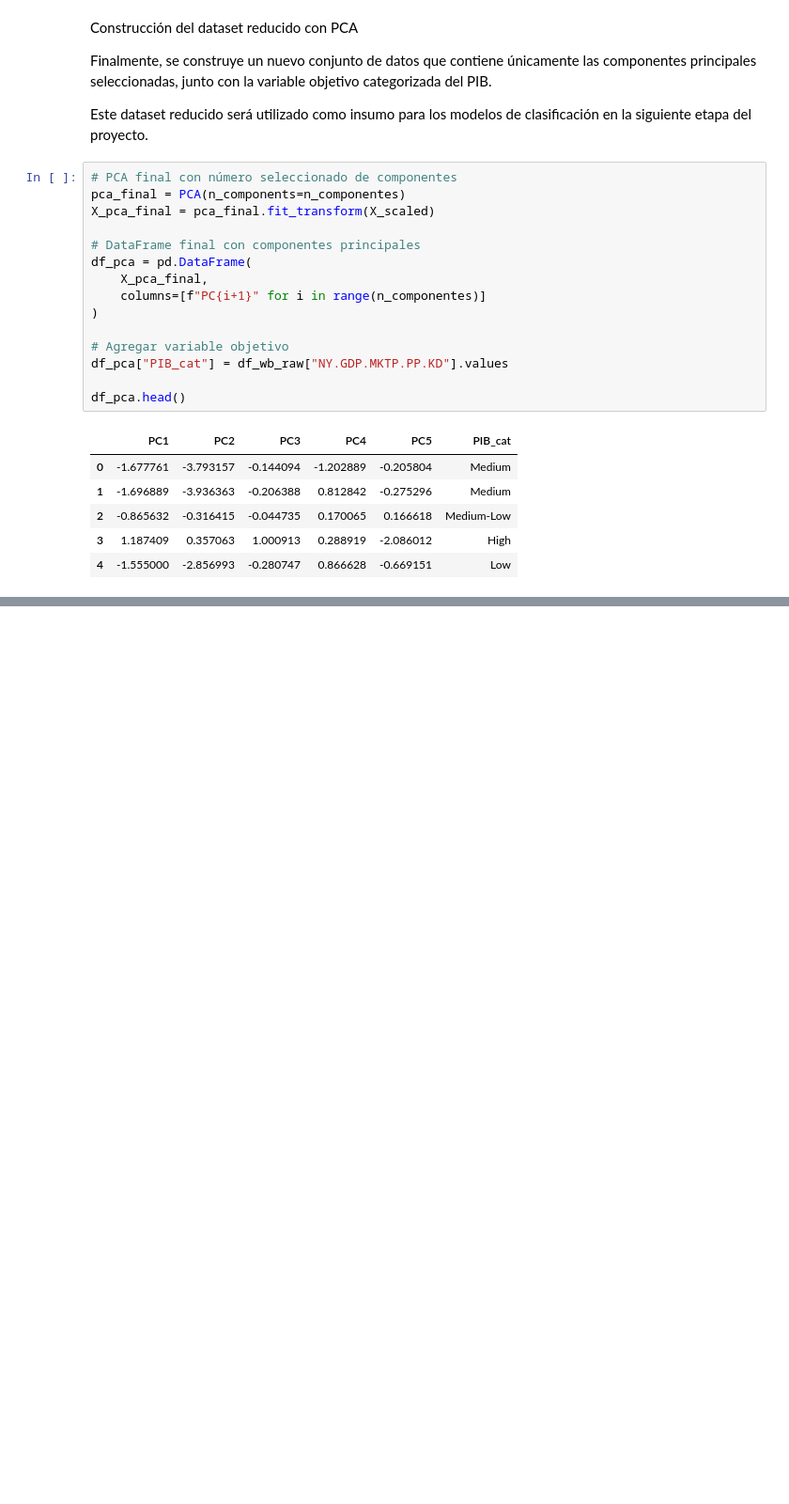
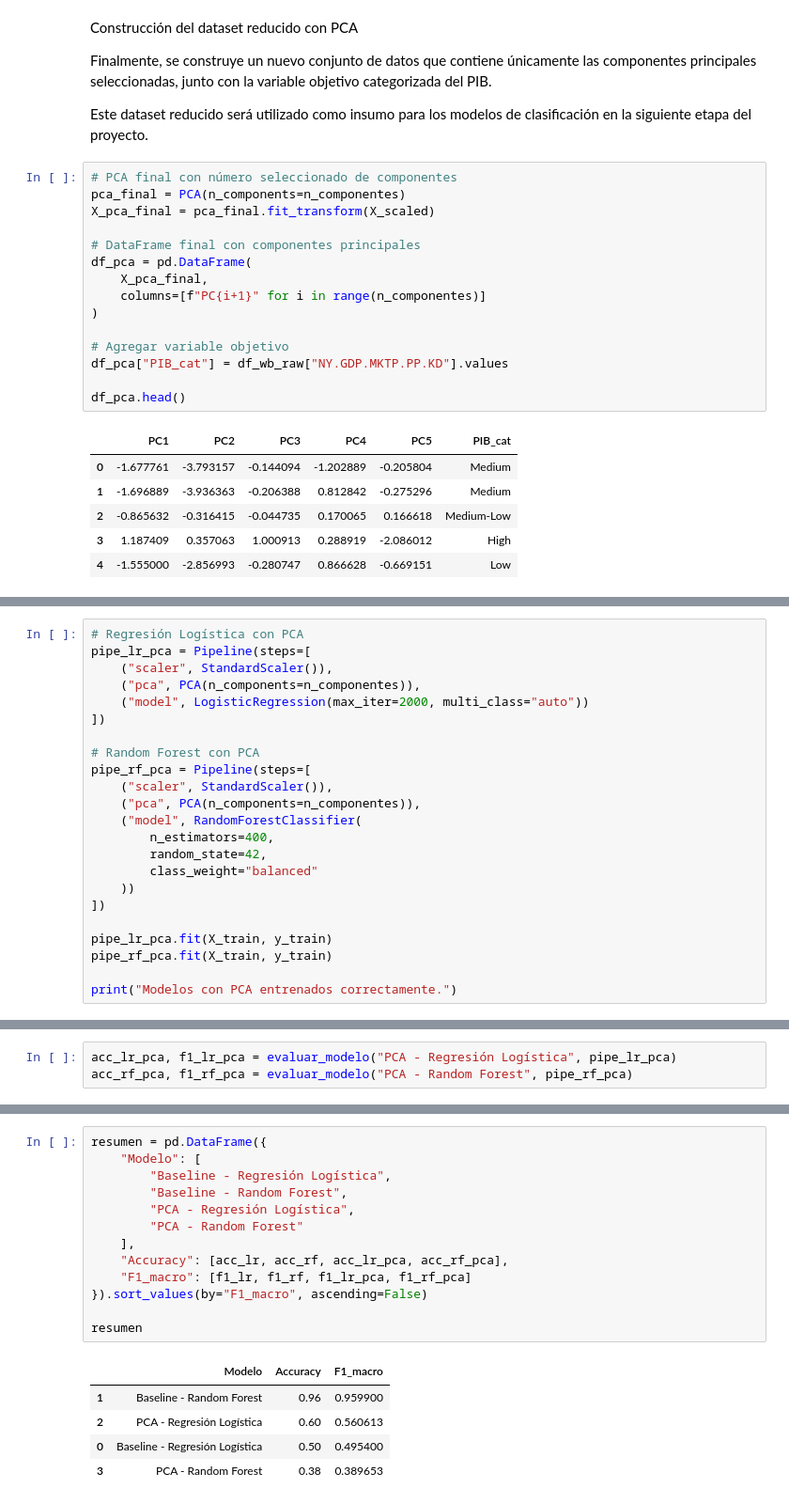
Before and after one commit to angelaaliaga-rgb/Portafolio-, a Jupyter notebook: Examen.ipynb, the cells around one changed output, grey strips where cells are left out. Shown at 94% size. Saved outputs shown, nothing was run; the diff lists cells and outputs as text; blank space fills up the shorter version.

```diff
--- a/Examen.ipynb
+++ b/Examen.ipynb
@@ -613,0 +807,23 @@ df_pca.head()
+# %%
+# Regresión Logística con PCA
+pipe_lr_pca = Pipeline(steps=[
+    ("scaler", StandardScaler()),
+    ("pca", PCA(n_components=n_componentes)),
+    ("model", LogisticRegression(max_iter=2000, multi_class="auto"))
+])
+
+# Random Forest con PCA
+pipe_rf_pca = Pipeline(steps=[
+    ("scaler", StandardScaler()),
+    ("pca", PCA(n_components=n_componentes)),
+    ("model", RandomForestClassifier(
+        n_estimators=400,
+        random_state=42,
+        class_weight="balanced"
+    ))
+])
+
+pipe_lr_pca.fit(X_train, y_train)
+pipe_rf_pca.fit(X_train, y_train)
+
+print("Modelos con PCA entrenados correctamente.")
@@ -613,0 +833,3 @@ df_pca.head()
+# %%
+acc_lr_pca, f1_lr_pca = evaluar_modelo("PCA - Regresión Logística", pipe_lr_pca)
+acc_rf_pca, f1_rf_pca = evaluar_modelo("PCA - Random Forest", pipe_rf_pca)
@@ -613,0 +860,19 @@ df_pca.head()
+# %%
+resumen = pd.DataFrame({
+    "Modelo": [
+        "Baseline - Regresión Logística",
+        "Baseline - Random Forest",
+        "PCA - Regresión Logística",
+        "PCA - Random Forest"
+    ],
+    "Accuracy": [acc_lr, acc_rf, acc_lr_pca, acc_rf_pca],
+    "F1_macro": [f1_lr, f1_rf, f1_lr_pca, f1_rf_pca]
+}).sort_values(by="F1_macro", ascending=False)
+
+resumen
+# %% [output]
+|  | Modelo | Accuracy | F1_macro |
+| 1 | Baseline - Random Forest | 0.96 | 0.959900 |
+| 2 | PCA - Regresión Logística | 0.60 | 0.560613 |
+| 0 | Baseline - Regresión Logística | 0.50 | 0.495400 |
+| 3 | PCA - Random Forest | 0.38 | 0.389653 |
```
Also changed, not shown: parts of 18 cells of this notebook.
